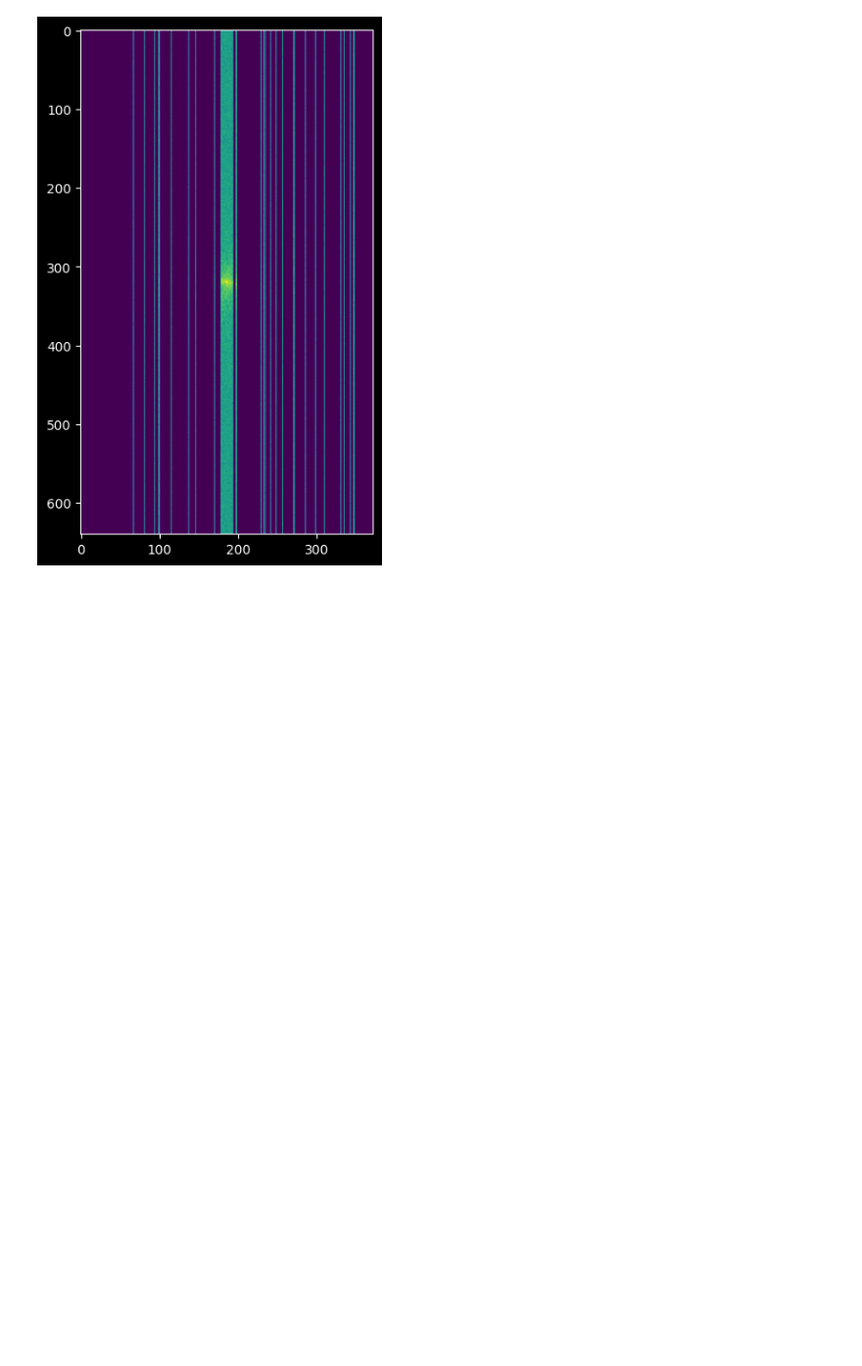
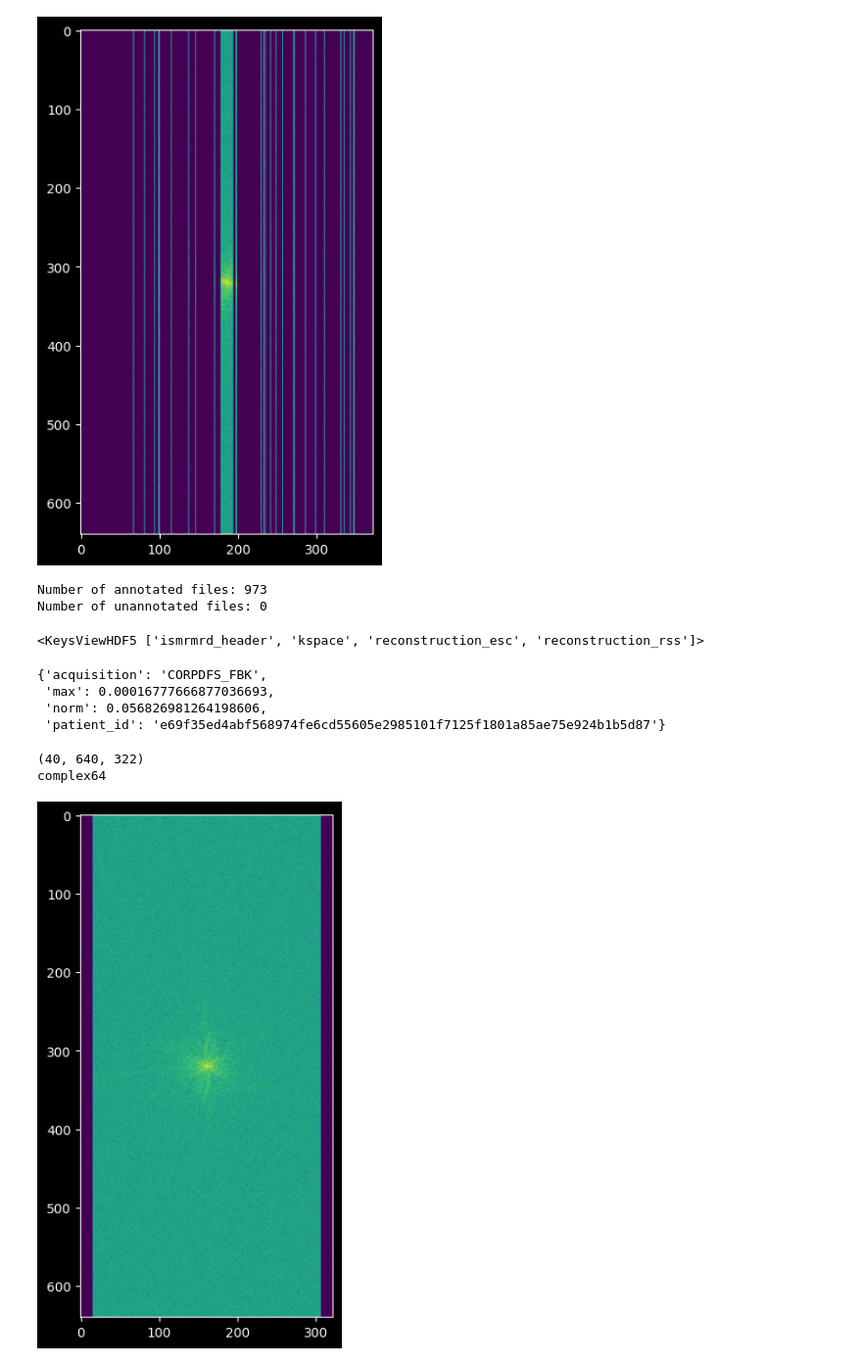
Before and after one commit to luizlf/fastMRI, a Jupyter notebook: exploration.ipynb, the cells around one changed output. Shown at 98% size. Cells and saved outputs as stored; diff of their text form; code cells hidden in the pictures; blank space fills up the shorter version.

```diff
--- a/exploration.ipynb
+++ b/exploration.ipynb
@@ -58,3 +58,44 @@ if not os.path.exists(folder):
     os.makedirs(folder)
 
 download_model(UNET_FOLDER + model, path)
+# %%
+# Check train files and see which ones are in the annotated list
+train_path = "./data/singlecoil_train/"
+train_files = os.listdir(train_path)
+with open("./data/annotations/knee_file_list.csv") as f:
+    annotated_files = f.readlines()
+annotated_files = [f.strip() + ".h5" for f in annotated_files]
+
+train_annotations = [f for f in train_files if f in annotated_files]
+train_no_annotations = [f for f in train_files if f not in annotated_files]
+
+print(f"Number of annotated files: {len(train_annotations)}")
+print(f"Number of unannotated files: {len(train_no_annotations)}")
+# %% [output]
+Number of annotated files: 973
+Number of unannotated files: 0
+# %%
+# read one of the train files
+fl = h5py.File(train_path + train_annotations[12])
+fl.keys()
+# %% [output]
+<KeysViewHDF5 ['ismrmrd_header', 'kspace', 'reconstruction_esc', 'reconstruction_rss']>
+# %%
+dict(fl.attrs)
+# %% [output]
+{'acquisition': 'CORPDFS_FBK',
+ 'max': 0.00016777666877036693,
+ 'norm': 0.056826981264198606,
+ 'patient_id': 'e69f35ed4abf568974fe6cd55605e2985101f7125f1801a85ae75e924b1b5d87'}
+# %%
+volume_kspace = fl['kspace'][()]
+print(volume_kspace.shape)
+print(volume_kspace.dtype)
+# %% [output]
+(40, 640, 322)
+complex64
+# %%
+slice_kspace = volume_kspace[15]
+show_coils(np.log(np.abs(slice_kspace) + 1e-9))  # This shows coils 0, 5 and 10
+# %% [output]
+[figure, added]
```
Also changed, not shown: parts of 6 cells of this notebook, 3 other files.
